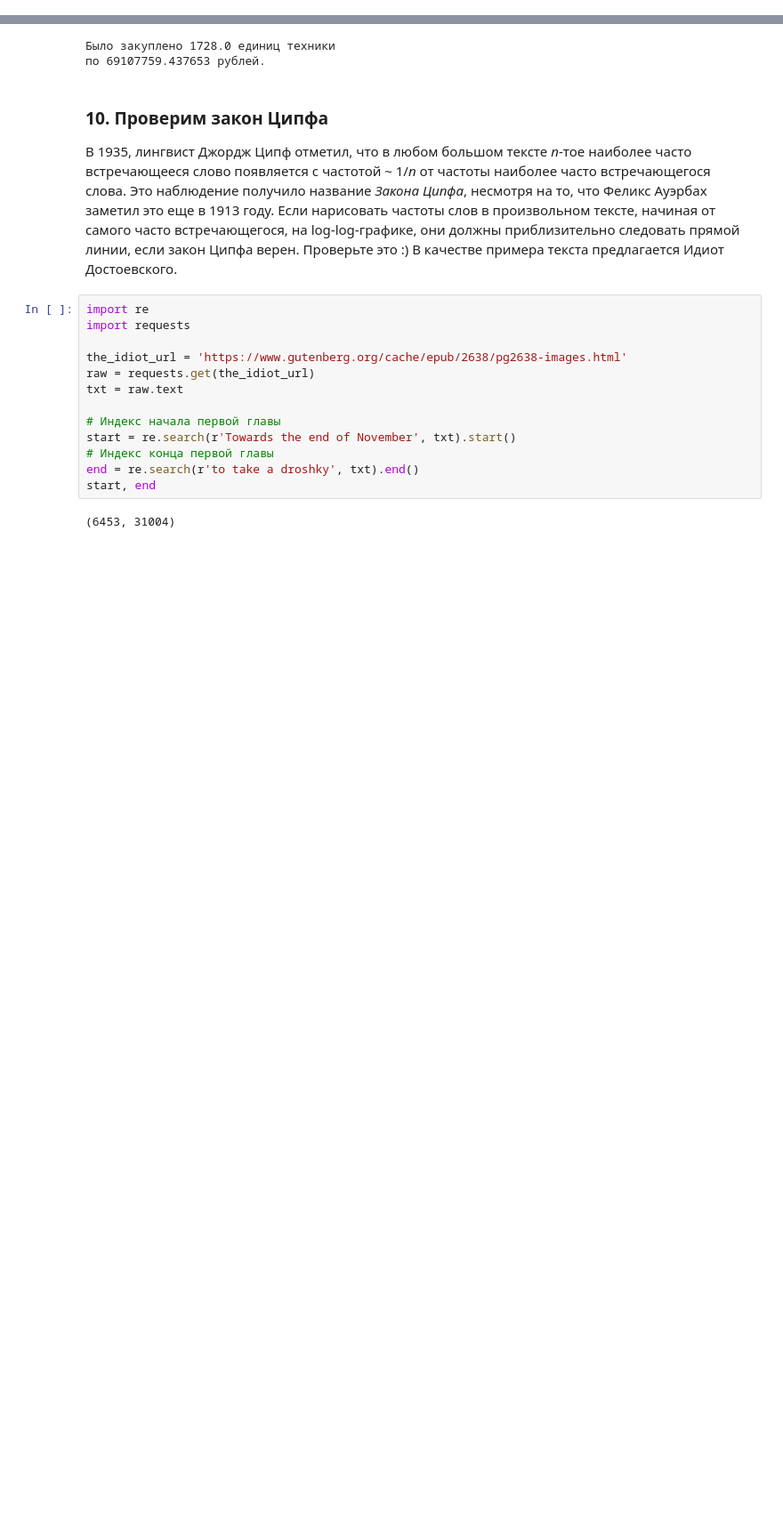
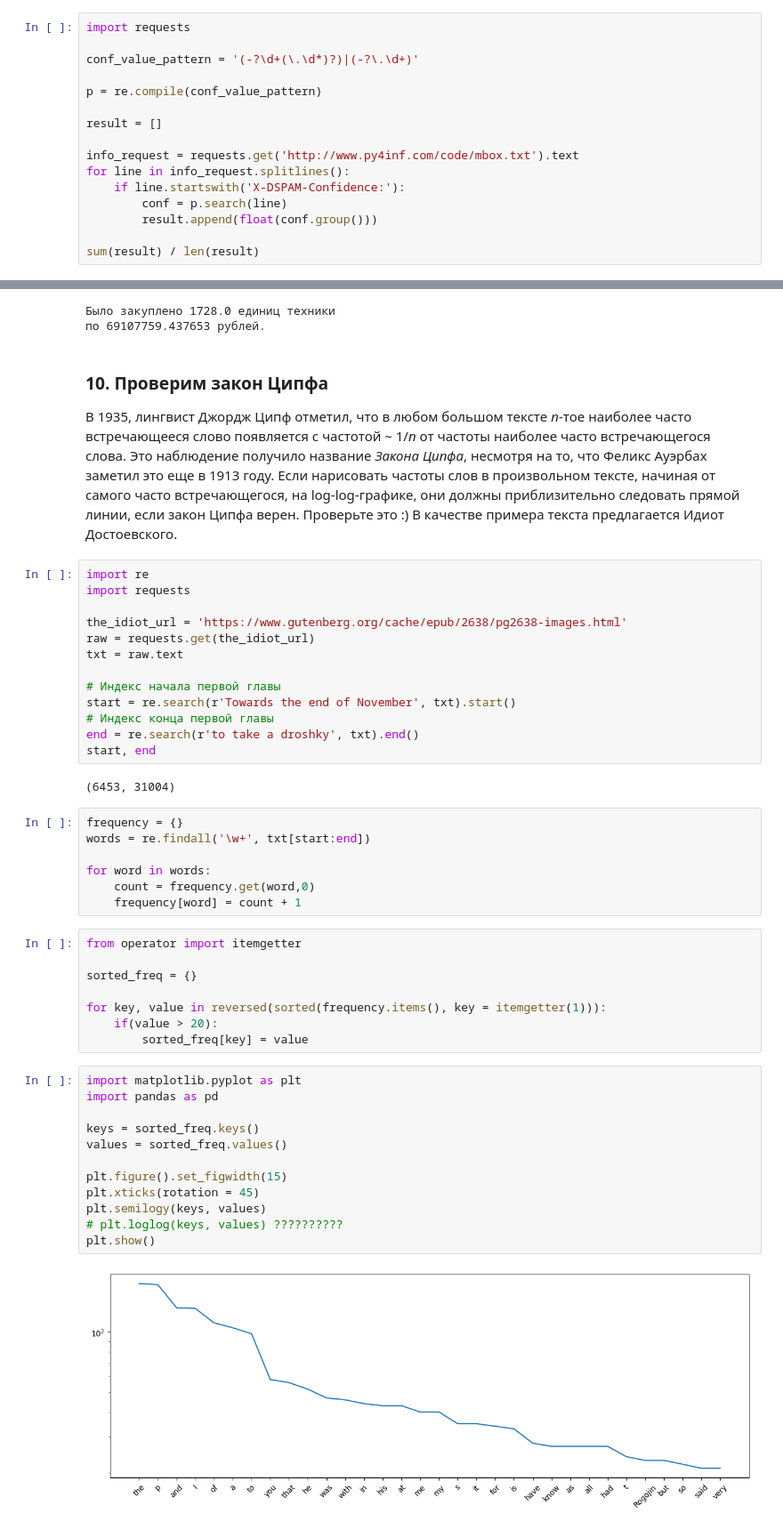
Before and after one commit to diemvs/hse_hw, a Jupyter notebook: da_tools/hw1.ipynb, the cells around one changed output, grey strips where cells are left out. Shown at 89% size. Drawn from its saved outputs; the diff is of its cells as text; blank space fills up the shorter version.

```diff
--- a/da_tools/hw1.ipynb
+++ b/da_tools/hw1.ipynb
@@ -96,3 +96,19 @@ while (counter <= N):
 ### (Кажется, это что-то похожее на вероятность того, что письмо - не спам)
 
 Воспользуйтесь предыдущим кодом, достаньте те строчки, где эта метрика записана и подсчитайте ее среднее значение
+# %%
+import requests
+
+conf_value_pattern = '(-?\d+(\.\d*)?)|(-?\.\d+)'
+
+p = re.compile(conf_value_pattern)
+
+result = []
+
+info_request = requests.get('http://www.py4inf.com/code/mbox.txt').text
+for line in info_request.splitlines():
+    if line.startswith('X-DSPAM-Confidence:'):
+        conf = p.search(line)
+        result.append(float(conf.group()))
+
+sum(result) / len(result)
@@ -281,3 +299,32 @@ end = re.search(r'to take a droshky', txt).end()
 start, end
 # %% [output]
 (6453, 31004)
+# %%
+frequency = {}
+words = re.findall('\w+', txt[start:end])
+
+for word in words:
+    count = frequency.get(word,0)
+    frequency[word] = count + 1
+# %%
+from operator import itemgetter
+
+sorted_freq = {}
+
+for key, value in reversed(sorted(frequency.items(), key = itemgetter(1))):
+    if(value > 20):
+        sorted_freq[key] = value
+# %%
+import matplotlib.pyplot as plt
+import pandas as pd
+
+keys = sorted_freq.keys()
+values = sorted_freq.values()
+
+plt.figure().set_figwidth(15)
+plt.xticks(rotation = 45)
+plt.semilogy(keys, values)
+# plt.loglog(keys, values) ??????????
+plt.show()
+# %% [output]
+[figure, added]
```
Also changed, not shown: parts of 1 cell of this notebook.
